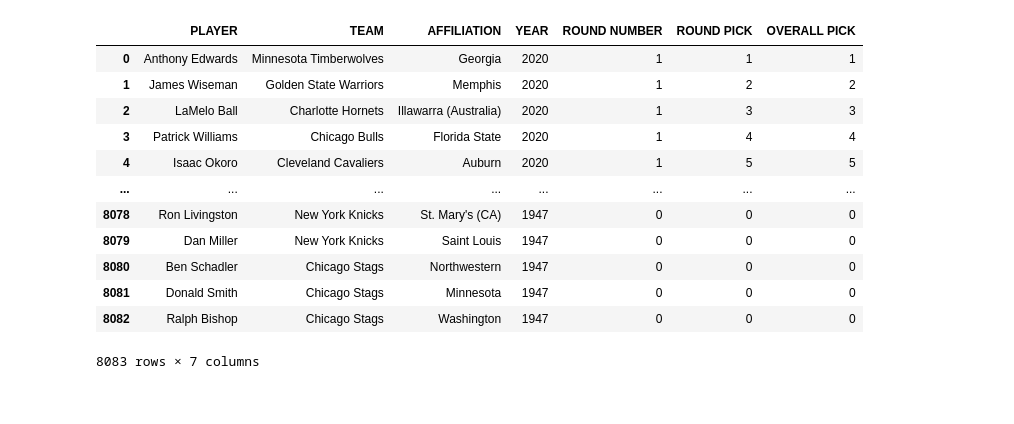
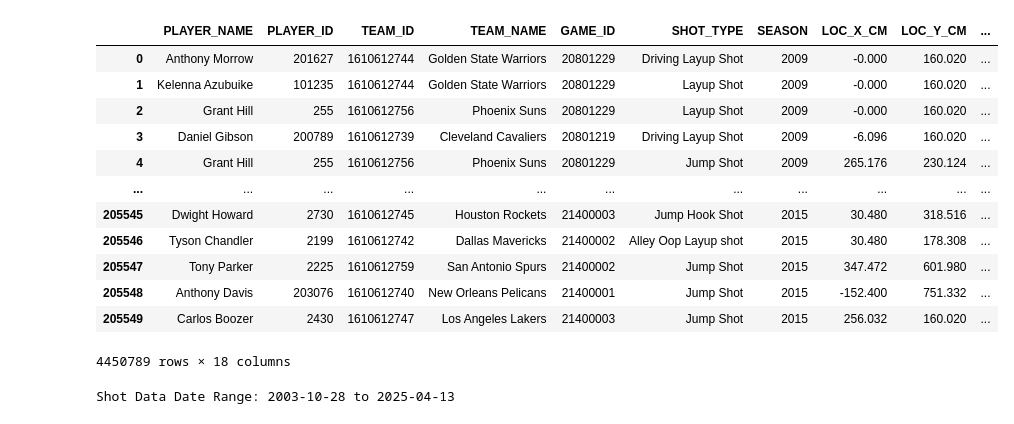
Before and after one commit to fbec76/sas-curiosity-cup-2026, a Jupyter notebook: notebooks/data_import_prep.ipynb, the cells around one changed output. Saved outputs shown, nothing was run; the diff lists cells and outputs as text; code cells hidden in the pictures.

```diff
--- a/notebooks/data_import_prep.ipynb
+++ b/notebooks/data_import_prep.ipynb
@@ -81,18 +0,0 @@ df_physical
-# %%
-history = load_csv("../data/combine/HISTORY.csv")
-history.columns = history.columns.str.upper()
-history
-# %% [output]
-|  | PLAYER | TEAM | AFFILIATION | YEAR | ROUND NUMBER | ROUND PICK | OVERALL PICK |
-| 0 | Anthony Edwards | Minnesota Timberwolves | Georgia | 2020 | 1 | 1 | 1 |
-| 1 | James Wiseman | Golden State Warriors | Memphis | 2020 | 1 | 2 | 2 |
-| 2 | LaMelo Ball | Charlotte Hornets | Illawarra (Australia) | 2020 | 1 | 3 | 3 |
-| 3 | Patrick Williams | Chicago Bulls | Florida State | 2020 | 1 | 4 | 4 |
-| 4 | Isaac Okoro | Cleveland Cavaliers | Auburn | 2020 | 1 | 5 | 5 |
-| ... | ... | ... | ... | ... | ... | ... | ... |
-| 8078 | Ron Livingston | New York Knicks | St. Mary's (CA) | 1947 | 0 | 0 | 0 |
-| 8079 | Dan Miller | New York Knicks | Saint Louis | 1947 | 0 | 0 | 0 |
-| 8080 | Ben Schadler | Chicago Stags | Northwestern | 1947 | 0 | 0 | 0 |
-| 8081 | Donald Smith | Chicago Stags | Minnesota | 1947 | 0 | 0 | 0 |
-| 8082 | Ralph Bishop | Chicago Stags | Washington | 1947 | 0 | 0 | 0 |
-8083 rows × 7 columns
@@ -98,0 +54,41 @@ history
+# %%
+shots = shots_orig.copy()
+
+shots["SEASON"] = shots["SEASON_1"].astype('category')
+shots["GAME_DATE"] = pd.to_datetime(shots["GAME_DATE"], format="%m-%d-%Y")
+shots["IS_3PT"] = shots["SHOT_TYPE"].str.contains("3PT")
+shots["MADE_SHOT"] = shots["EVENT_TYPE"].str.contains("Made Shot").astype('bool')
+shots["LOC_X_CM"] = pd.to_numeric(shots["LOC_X"].apply(convert_length_unit, input_mode="ft", output_mode="cm"))
+shots["LOC_Y_CM"] = pd.to_numeric(shots["LOC_Y"].apply(convert_length_unit, input_mode="ft", output_mode="cm"))
+shots["SHOT_DISTANCE_CM"] = pd.to_numeric(
+    shots["SHOT_DISTANCE"].apply(convert_length_unit, input_mode="ft", output_mode="cm"))
+shots["TEAM_NAME"] = shots["TEAM_NAME"].astype('category')
+shots["HOME_TEAM"] = shots["HOME_TEAM"].astype('category')
+shots["AWAY_TEAM"] = shots["AWAY_TEAM"].astype('category')
+shots["SHOT_TYPE"] = shots["ACTION_TYPE"].astype('category')
+
+shots_final_cols = ["PLAYER_NAME", "PLAYER_ID", "TEAM_ID", "TEAM_NAME", "GAME_ID", "SHOT_TYPE", "SEASON",
+                    "LOC_X_CM", "LOC_Y_CM", "SHOT_DISTANCE_CM", "IS_3PT", "MADE_SHOT", "HOME_TEAM", "AWAY_TEAM",
+                    "GAME_DATE", "QUARTER", "MINS_LEFT", "SECS_LEFT"]
+shots = shots[shots_final_cols]
+shots
+# %% [output]
+|  | PLAYER_NAME | PLAYER_ID | TEAM_ID | TEAM_NAME | GAME_ID | SHOT_TYPE | SEASON | LOC_X_CM | LOC_Y_CM | ... |
+| 0 | Anthony Morrow | 201627 | 1610612744 | Golden State Warriors | 20801229 | Driving Layup Shot | 2009 | -0.000 | 160.020 | ... |
+| 1 | Kelenna Azubuike | 101235 | 1610612744 | Golden State Warriors | 20801229 | Layup Shot | 2009 | -0.000 | 160.020 | ... |
+| 2 | Grant Hill | 255 | 1610612756 | Phoenix Suns | 20801229 | Layup Shot | 2009 | -0.000 | 160.020 | ... |
+| 3 | Daniel Gibson | 200789 | 1610612739 | Cleveland Cavaliers | 20801219 | Driving Layup Shot | 2009 | -6.096 | 160.020 | ... |
+| 4 | Grant Hill | 255 | 1610612756 | Phoenix Suns | 20801229 | Jump Shot | 2009 | 265.176 | 230.124 | ... |
+| ... | ... | ... | ... | ... | ... | ... | ... | ... | ... | ... |
+| 205545 | Dwight Howard | 2730 | 1610612745 | Houston Rockets | 21400003 | Jump Hook Shot | 2015 | 30.480 | 318.516 | ... |
+| 205546 | Tyson Chandler | 2199 | 1610612742 | Dallas Mavericks | 21400002 | Alley Oop Layup shot | 2015 | 30.480 | 178.308 | ... |
+| 205547 | Tony Parker | 2225 | 1610612759 | San Antonio Spurs | 21400002 | Jump Shot | 2015 | 347.472 | 601.980 | ... |
+| 205548 | Anthony Davis | 203076 | 1610612740 | New Orleans Pelicans | 21400001 | Jump Shot | 2015 | -152.400 | 751.332 | ... |
+| 205549 | Carlos Boozer | 2430 | 1610612747 | Los Angeles Lakers | 21400003 | Jump Shot | 2015 | 256.032 | 160.020 | ... |
+4450789 rows × 18 columns
+# %%
+min_date = shots["GAME_DATE"].min()
+max_date = shots["GAME_DATE"].max()
+print(f"Shot Data Date Range: {min_date.date()} to {max_date.date()}")
+# %% [output]
+Shot Data Date Range: 2003-10-28 to 2025-04-13
```
Also changed, not shown: parts of 24 cells of this notebook, 42 other files.
